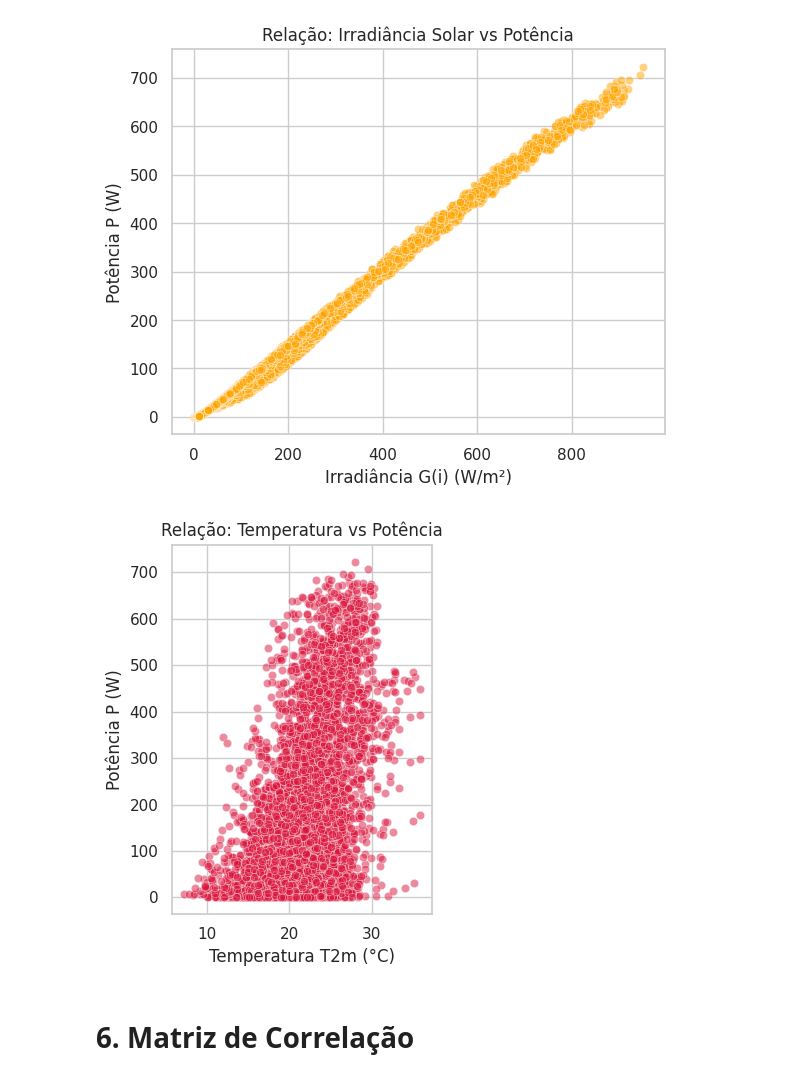
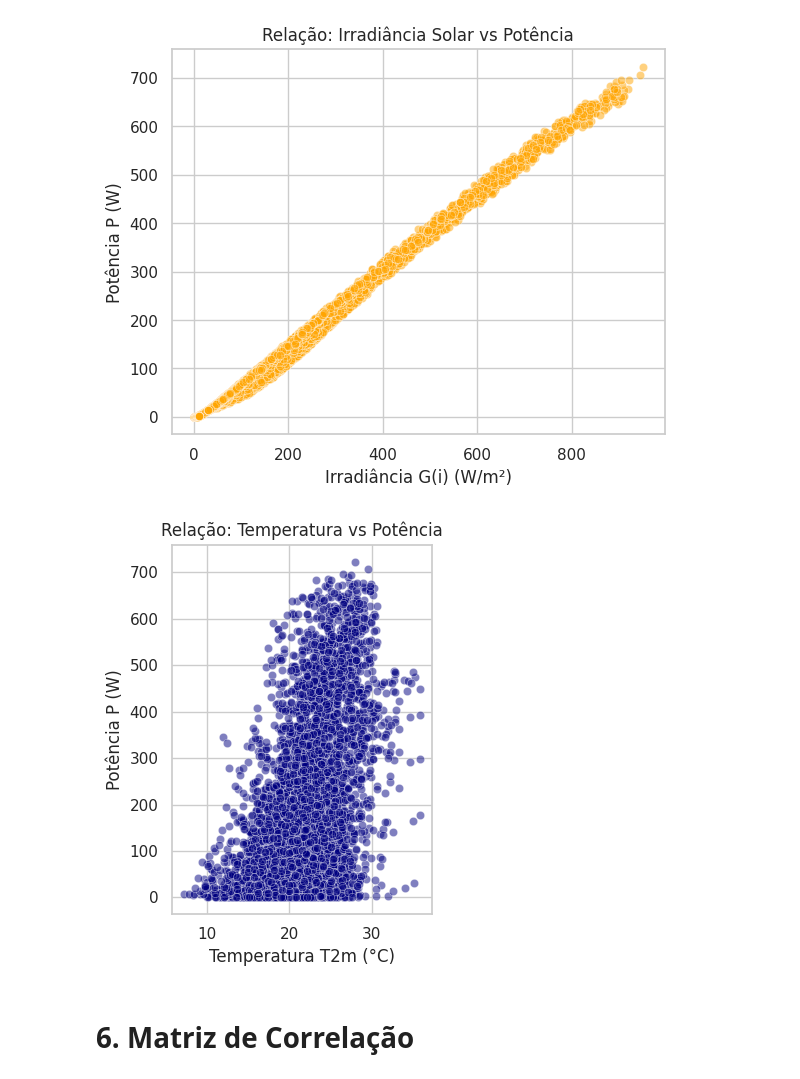
Before and after one commit to mariabenx138-cloud/AtividadeMachineLearningMLAM, a Jupyter notebook: CP5_MachineLarning.ipynb, the cells around one changed output. Saved outputs shown, nothing was run; the diff lists cells and outputs as text; code cells hidden in the pictures.

```diff
--- a/CP5_MachineLarning.ipynb
+++ b/CP5_MachineLarning.ipynb
@@ -221,15 +221,15 @@ Text(0, 0.5, 'Potência P (W)')
 [figure]
 # %%
 plt.subplot(1, 2, 2)
-sns.scatterplot(data=df_clean, x='T2m', y='P', alpha=0.5, color='crimson')
+sns.scatterplot(data=df_clean, x='T2m', y='P', alpha=0.5, color='navy')
 plt.title('Relação: Temperatura vs Potência')
 plt.xlabel('Temperatura T2m (°C)')
 plt.ylabel('Potência P (W)')
 
 plt.tight_layout()
 plt.show()
 # %% [output]
-[figure, old version]
+[figure, new version]
 # %% [markdown]
 # 6. Matriz de Correlação
 # %%
```
